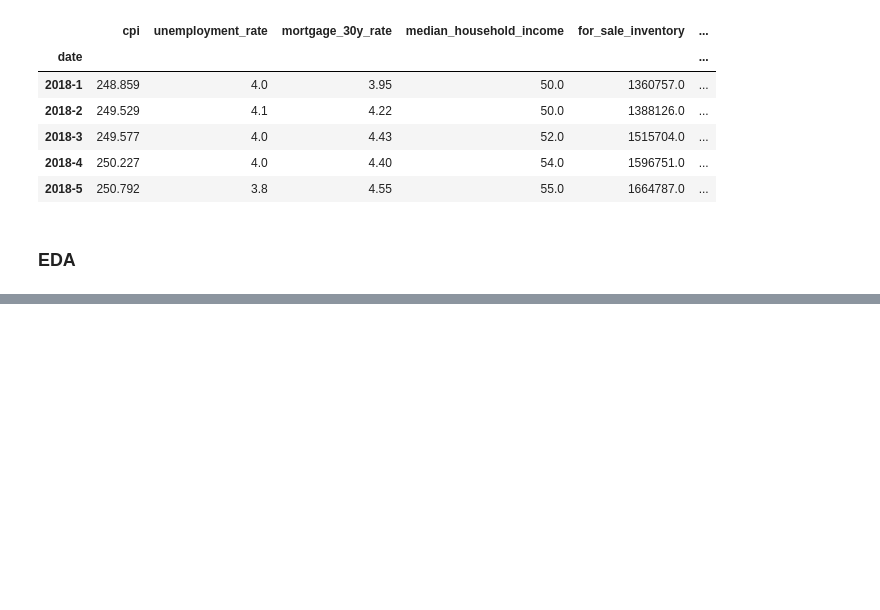
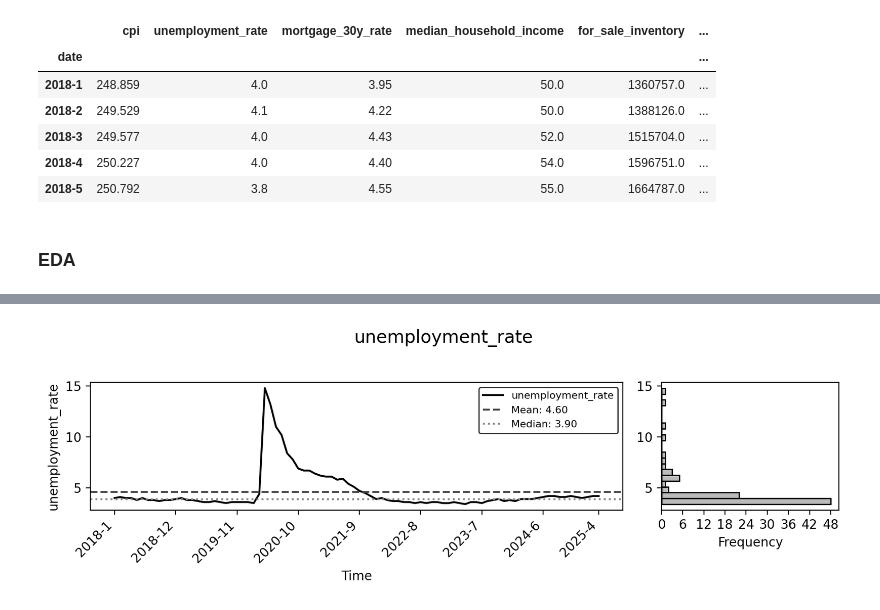
Before and after one commit to InscribeDeeper/house-price-regression, a Jupyter notebook: EDA.ipynb, the cells around one changed output, grey strips where cells are left out. Saved outputs shown, nothing was run; the diff lists cells and outputs as text; code cells hidden in the pictures; blank space fills up the shorter version.

```diff
--- a/EDA.ipynb
+++ b/EDA.ipynb
@@ -165,3 +165,10 @@ df.head()
 | 2018-5 | 250.792 | 3.8 | 4.55 | 55.0 | 1664787.0 | ... |
 # %% [markdown]
 ### EDA
+# %%
+feature_columns = [ 'unemployment_rate', 'mortgage_30y_rate',
+       'median_household_income', 'for_sale_inventory',
+        'sp500_close']
+delete_columns = ['cpi', 'median_listing_price', 'sale_to_list_ratio', 'days_to_close']
+label_column = ["y_zhvi_t_plus_1"]
+all_columns = feature_columns + delete_columns + label_column
@@ -179,0 +247,75 @@ df.describe()
+# %%
+import os
+import numpy as np
+import matplotlib.pyplot as plt
+import matplotlib.ticker as mticker
+
+# Create 'figure' directory if not exists
+output_dir = 'figure'
+os.makedirs(output_dir, exist_ok=True)
+
+main_color = '#000000'       # Black for main lines and text
+mean_line_color = '#444444'  # Dark gray for mean line
+median_line_color = '#888888' # Lighter gray for median
+bar_fill_color = '#BBBBBB'   # Light gray for histogram bars
+bar_edge_color = '#000000'   # Black border for histogram bars
+
+for col in all_columns:
+    fig, (ax1, ax2) = plt.subplots(
+        1, 2,
+        figsize=(9, 3),
+        dpi=200,
+        gridspec_kw={'width_ratios': [3, 1]}
+    )
+
+    # --- Left plot: time series ---
+    ax1.plot(df.index, df[col], color=main_color, label=col)
+
+    data = df[col].dropna()
+    mean_val = data.mean()
+    median_val = data.median()
+
+    # Add mean and median lines
+    ax1.axhline(mean_val, color=mean_line_color, linestyle='--', linewidth=1.5, label=f'Mean: {mean_val:.2f}')
+    ax1.axhline(median_val, color=median_line_color, linestyle=':', linewidth=1.5, label=f'Median: {median_val:.2f}')
+
+    ax1.set_ylabel(col, color=main_color)
+    ax1.tick_params(axis='y', colors=main_color)
+
+    # Ensure start and end time on x-axis
+    total_points = len(df.index)
+    step = max(1, total_points // 8)
+    xticks = list(df.index[::step])
+    if df.index[0] not in xticks:
+        xticks = [df.index[0]] + xticks
+    if df.index[-1] not in xticks:
+        xticks = xticks + [df.index[-1]]
+    ax1.set_xticks(xticks)
+    ax1.set_xlabel('Time', color=main_color)
+    plt.setp(ax1.get_xticklabels(), rotation=45, ha='right', color=main_color)
+    ax1.legend(facecolor='white', edgecolor='black', fontsize=8)
+
+    # --- Right plot: frequency histogram ---
+    counts, bin_edges = np.histogram(data, bins=20)
+    bin_centers = (bin_edges[:-1] + bin_edges[1:]) / 2
+
+    ax2.barh(bin_centers, counts, height=bin_edges[1] - bin_edges[0],
+             color=bar_fill_color, edgecolor=bar_edge_color)
+    ax2.set_ylabel('')  # Remove y-axis title
+    ax2.set_xlabel('Frequency', color=main_color)
+    ax2.tick_params(axis='y', colors=main_color)
+    ax2.tick_params(axis='x', colors=main_color)
+    ax2.xaxis.set_major_locator(mticker.MaxNLocator(integer=True))
+
+    # Common title
+    fig.suptitle(col, fontsize=14, color=main_color)
+
+    plt.tight_layout(rect=[0, 0, 1, 0.95])
+
+    # Save figure to 'figure' folder as PNG with high resolution
+    filename = f"{col.replace(' ', '_')}.png"
+    fig.savefig(os.path.join(output_dir, filename), dpi=300, bbox_inches='tight')
+    plt.show()
+    plt.close(fig)  # Close figure to free memory
+# %% [output]
+[figure, added]
```
Also changed, not shown: parts of 9 cells of this notebook, 18 other files.
